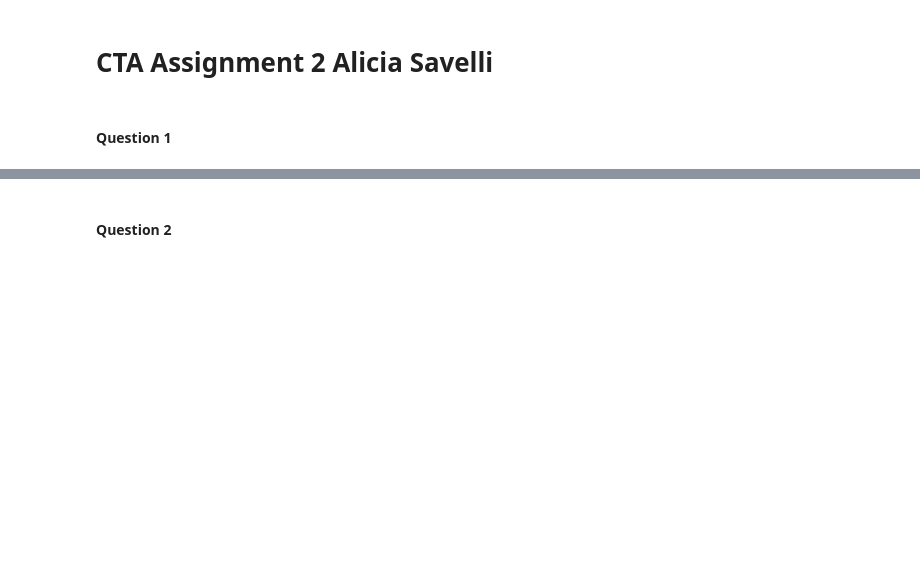
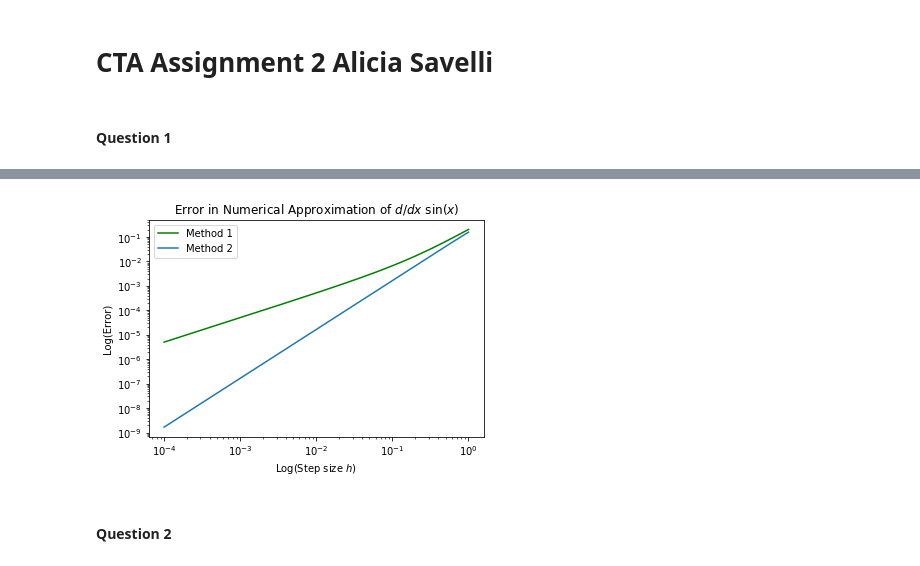
Before and after one commit to aliciasavelli/CTA200, a Jupyter notebook: assignment_2/CTA200 Assignment 2 - Alicia Savelli.ipynb, the cells around one changed output, grey strips where cells are left out. Saved outputs shown, nothing was run; the diff lists cells and outputs as text; code cells hidden in the pictures; blank space fills up the shorter version.

Commit message:
Assignment 2 code and figures

```diff
--- a/assignment_2/CTA200 Assignment 2 - Alicia Savelli.ipynb
+++ b/assignment_2/CTA200 Assignment 2 - Alicia Savelli.ipynb
@@ -61,26 +71,29 @@ print(deriv2(func,0.1,1e-15))
 # %%
 h = np.linspace(0,1,10000)
 
 y1n = []
 y2n = []
 for i in range(len(h)):
     y1n.append(deriv1(func,0.1,h[i])) #numerical derivative method 1
     y2n.append(deriv2(func,0.1,h[i])) #numerical derivative method 2
 
 ya = np.cos(0.1) #analytic derivative
 
 #plot error
-plt.loglog(h, abs(y1n-ya)/ya, 'g')
-plt.loglog(h, abs(y2n-ya)/ya)
+plt.loglog(h, abs(y1n-ya)/ya, 'g', label='Method 1')
+plt.loglog(h, abs(y2n-ya)/ya, label='Method 2')
 
+plt.legend()
 plt.xlabel("Log(Step size $h$)")
 plt.ylabel("Log(Error)")
 
 plt.savefig("q1.pdf")
 plt.savefig("q1.eps")
 plt.title("Error in Numerical Approximation of $d/dx$ sin($x$)")
 
 plt.show()
+# %% [output]
+[figure, added]
 # %% [markdown]
 #### Question 2
 # %%
```
Also changed, not shown: parts of 5 cells of this notebook, 8 other files.
